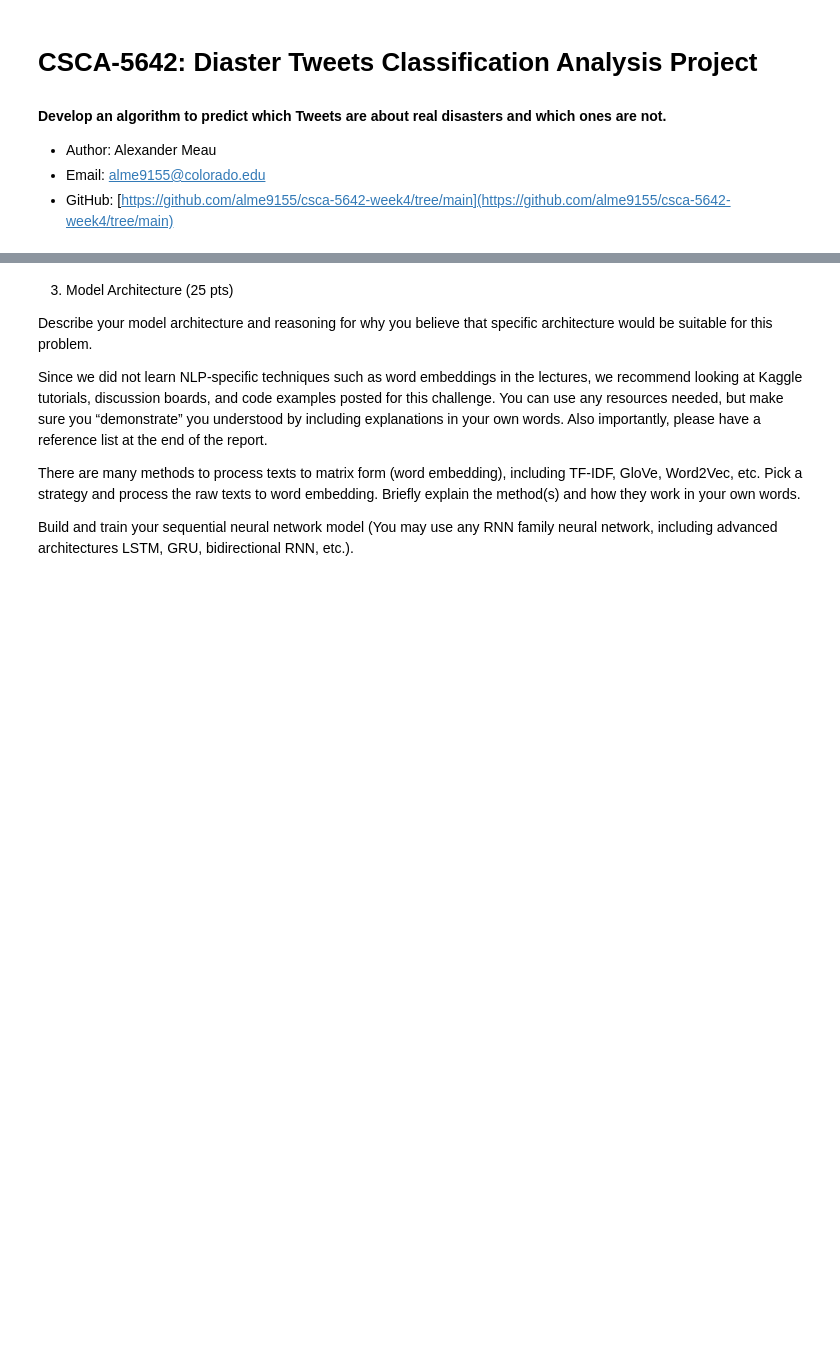
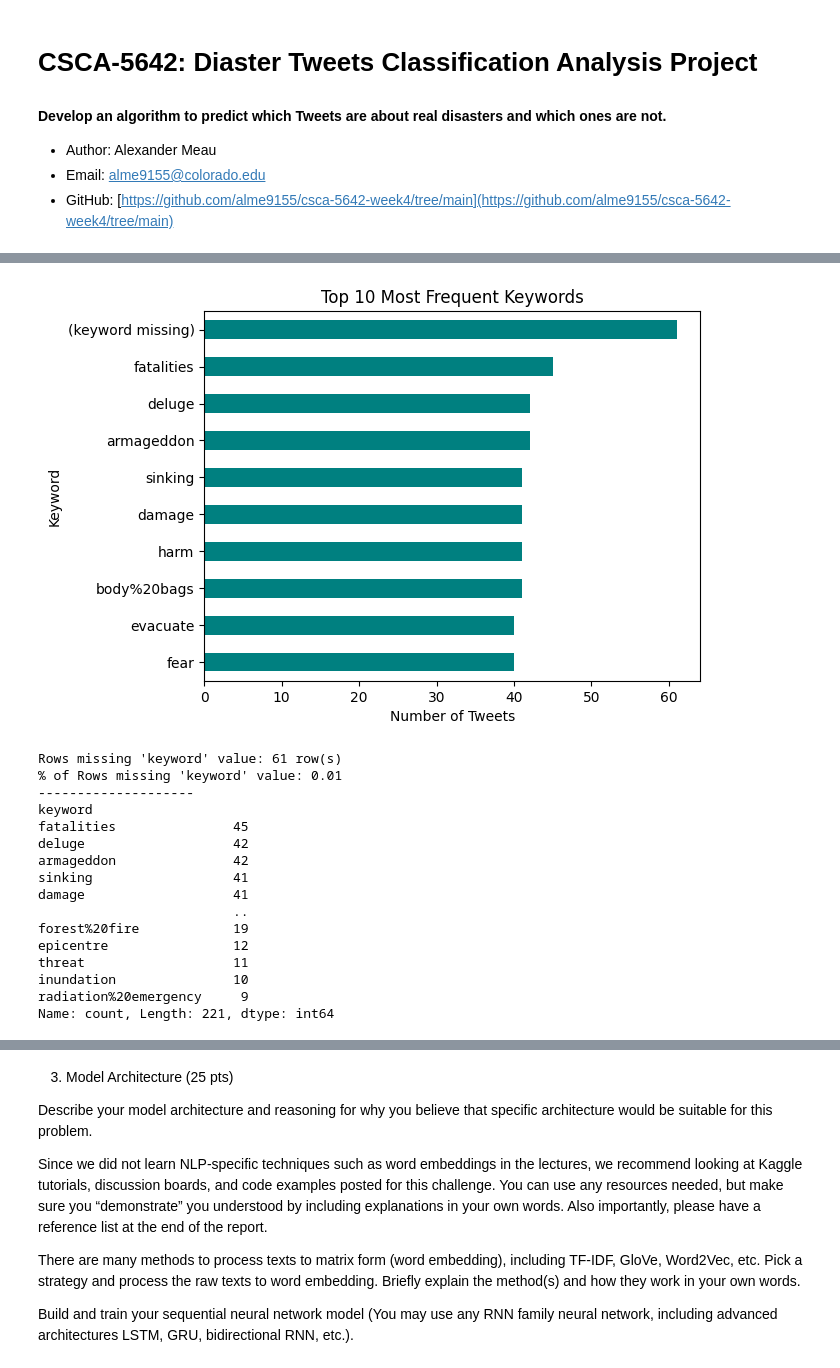
Before and after one commit to alme9155/csca-5642-week4, a Jupyter notebook: Diaster-Tweets-NLP-Classification.ipynb, the cells around one changed output, grey strips where cells are left out. Cells and saved outputs as stored; diff of their text form; code cells hidden in the pictures; blank space fills up the shorter version.

```diff
--- a/Diaster-Tweets-NLP-Classification.ipynb
+++ b/Diaster-Tweets-NLP-Classification.ipynb
@@ -143,0 +197,34 @@ print('2')
+# %%
+### Explore keyword column distribution of Tweet text.
+train_keyword_missing_df = train_df['keyword'].fillna('(keyword missing)')
+top_locations = train_keyword_missing_df.value_counts().head(10)
+top_locations.plot(kind='barh', color='teal')
+plt.title("Top 10 Most Frequent Keywords")
+plt.xlabel("Number of Tweets")
+plt.ylabel("Keyword")
+plt.gca().invert_yaxis()
+plt.show()
+
+missing_keyword_count = train_df['keyword'].isnull().sum()
+print(f"Rows missing 'keyword' value: {missing_keyword_count} row(s)")
+print(f"% of Rows missing 'keyword' value: {missing_keyword_count/len(train_df):.2f}")
+print('--------------------')
+print(train_df['keyword'].value_counts(normalize=False))
+# %% [output]
+[figure, added]
+Rows missing 'keyword' value: 61 row(s)
+% of Rows missing 'keyword' value: 0.01
+--------------------
+keyword
+fatalities               45
+deluge                   42
+armageddon               42
+sinking                  41
+damage                   41
+                         ..
+forest%20fire            19
+epicentre                12
+threat                   11
+inundation               10
+radiation%20emergency     9
+Name: count, Length: 221, dtype: int64
```
Also changed, not shown: parts of 17 cells of this notebook.
